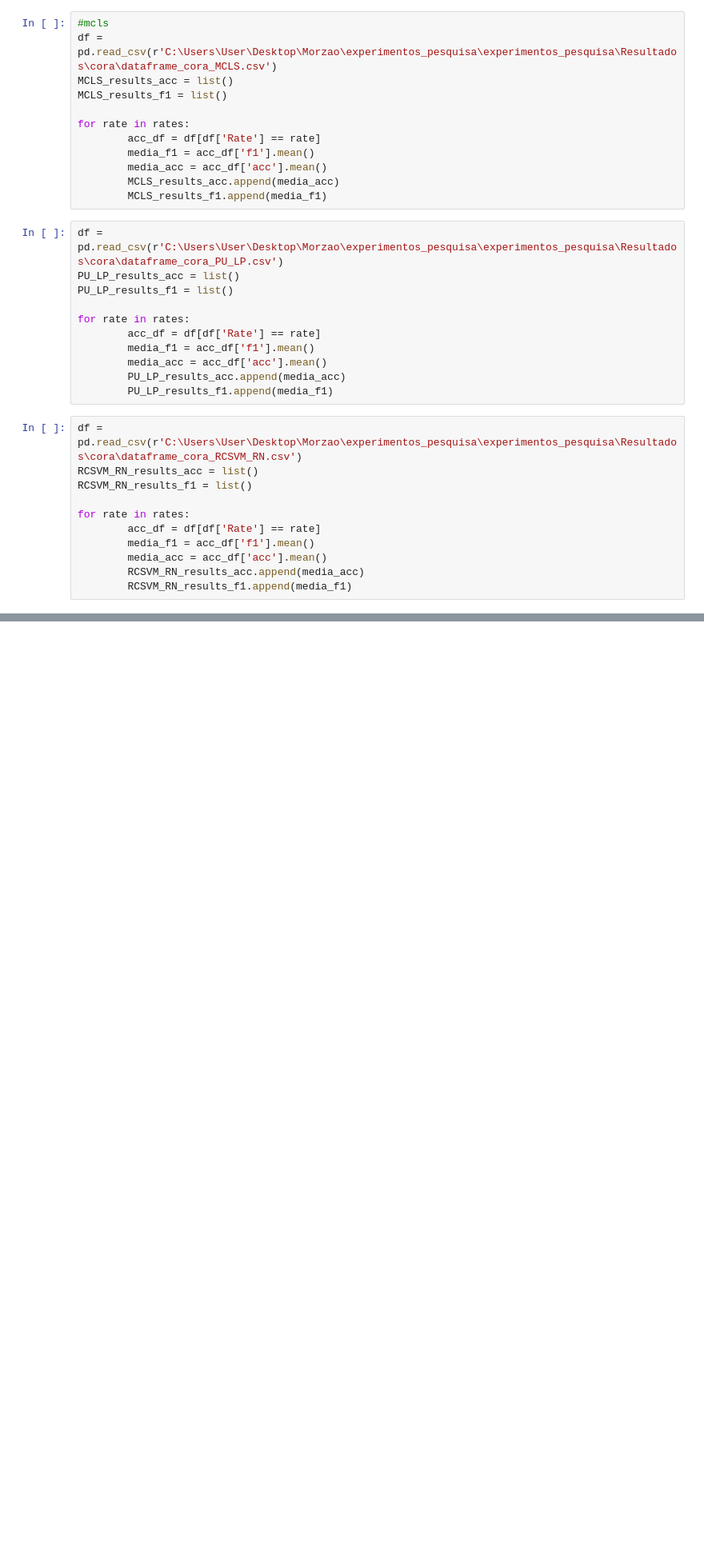
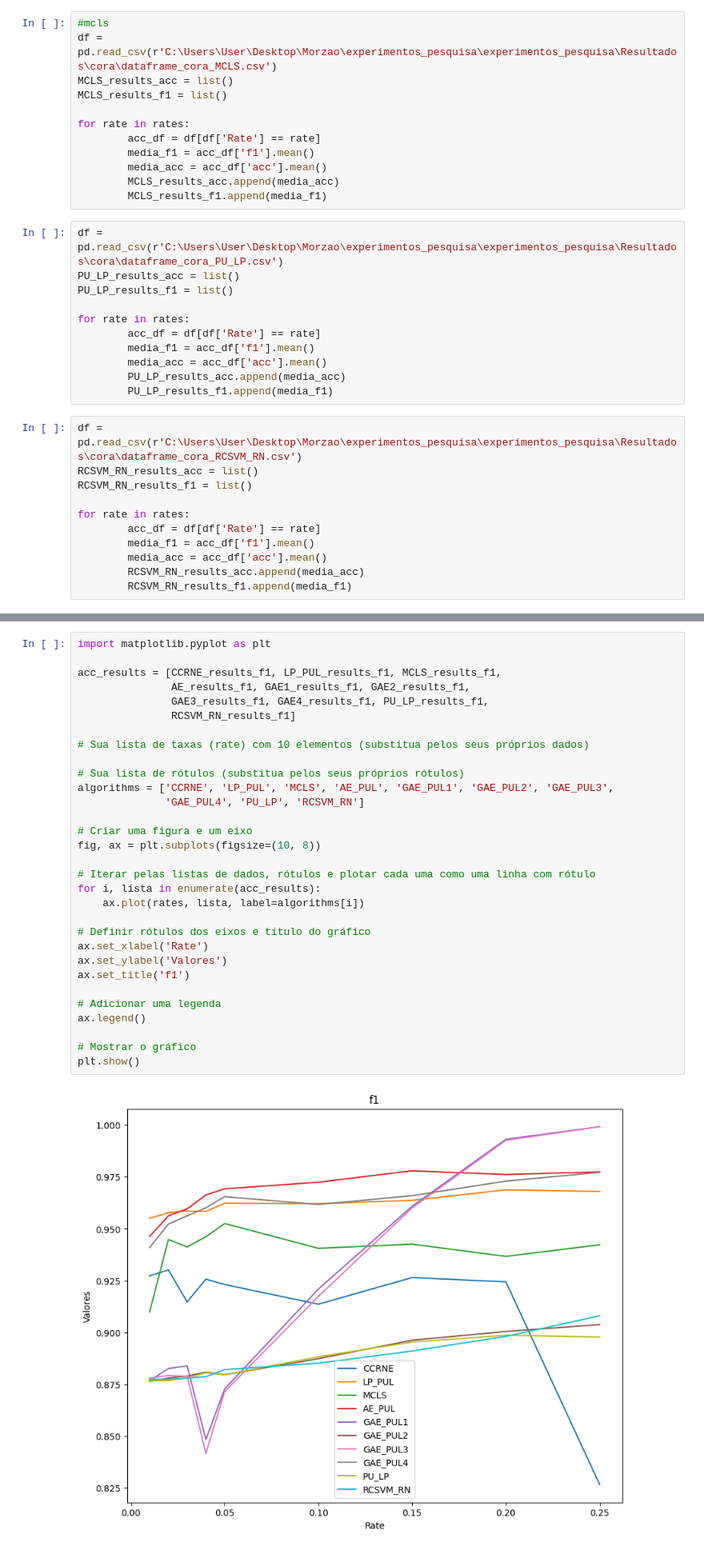
Before and after one commit to GHMessias/experimentos_pesquisa, a Jupyter notebook: Resultados/analise.ipynb, the cells around one changed output, grey strips where cells are left out. Shown at 80% size. Cells and saved outputs as stored; diff of their text form; blank space fills up the shorter version.

```diff
--- a/Resultados/analise.ipynb
+++ b/Resultados/analise.ipynb
@@ -142,0 +143,33 @@ plt.show()
+# %%
+import matplotlib.pyplot as plt
+
+acc_results = [CCRNE_results_f1, LP_PUL_results_f1, MCLS_results_f1,
+               AE_results_f1, GAE1_results_f1, GAE2_results_f1,
+               GAE3_results_f1, GAE4_results_f1, PU_LP_results_f1,
+               RCSVM_RN_results_f1]
+
+# Sua lista de taxas (rate) com 10 elementos (substitua pelos seus próprios dados)
+
+# Sua lista de rótulos (substitua pelos seus próprios rótulos)
+algorithms = ['CCRNE', 'LP_PUL', 'MCLS', 'AE_PUL', 'GAE_PUL1', 'GAE_PUL2', 'GAE_PUL3',
+              'GAE_PUL4', 'PU_LP', 'RCSVM_RN']
+
+# Criar uma figura e um eixo
+fig, ax = plt.subplots(figsize=(10, 8))
+
+# Iterar pelas listas de dados, rótulos e plotar cada uma como uma linha com rótulo
+for i, lista in enumerate(acc_results):
+    ax.plot(rates, lista, label=algorithms[i])
+
+# Definir rótulos dos eixos e título do gráfico
+ax.set_xlabel('Rate')
+ax.set_ylabel('Valores')
+ax.set_title('f1')
+
+# Adicionar uma legenda
+ax.legend()
+
+# Mostrar o gráfico
+plt.show()
+# %% [output]
+[figure, added]
```
Also changed, not shown: parts of 1 cell of this notebook.
